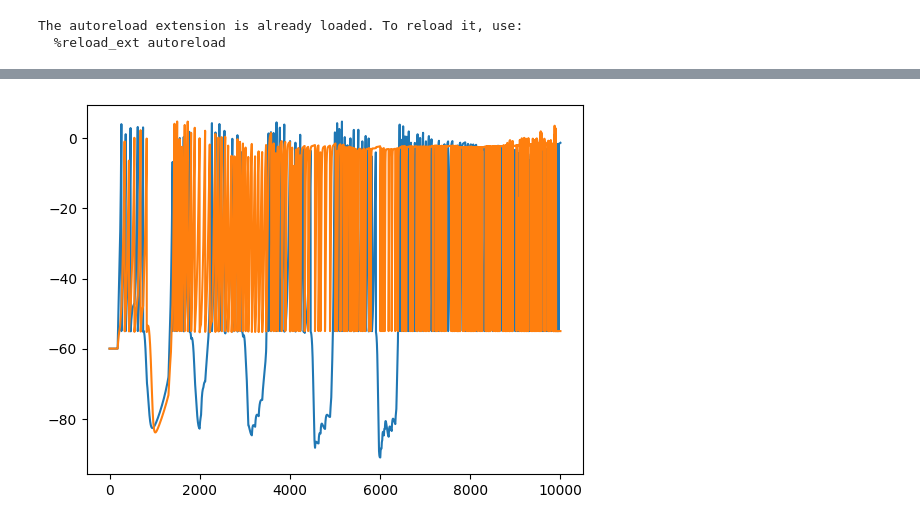
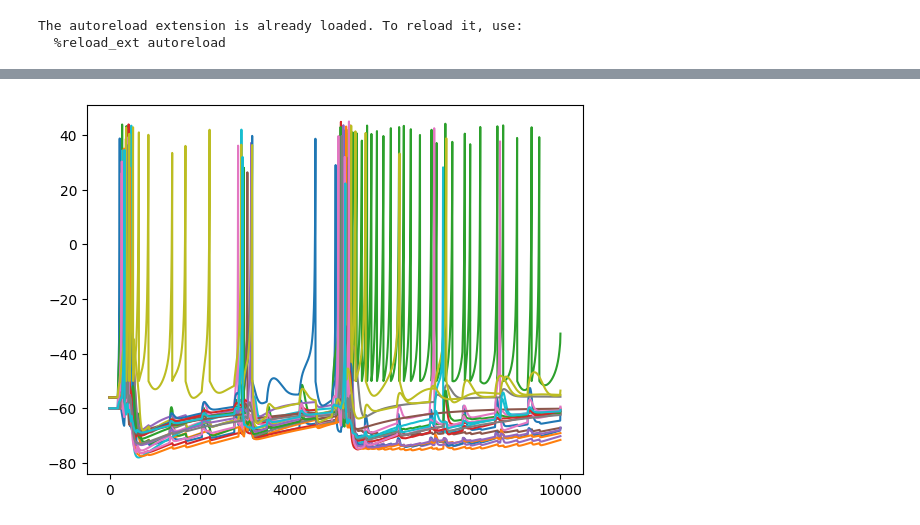
Before and after one commit to Dalsaetra/NeuroSimV3, a Jupyter notebook: python/src/notebook2.ipynb, the cells around one changed output, grey strips where cells are left out. Drawn from its saved outputs; the diff is of its cells as text; code cells hidden in the pictures.

```diff
--- a/python/src/notebook2.ipynb
+++ b/python/src/notebook2.ipynb
@@ -16,13 +16,13 @@ from overhead import Simulation
 dt = 0.1
 # %%
 # Neuron population parameters
-layer_distribution = [2, 8, 2]
+layer_distribution = [2, 20, 2]
 n_layers = 3
 neuron_types = ["TRN", "p23", "nb"]
 n_neuron_types = len(neuron_types)
-inhibitory = [False, True, True]
+inhibitory = [False, False, True]
 dist_layer1 = np.array([1, 0, 0])
-dist_layer2 = np.array([0, 6, 2])
+dist_layer2 = np.array([0, 8, 2])
 dist_layer3 = np.array([1, 0, 0])
 neuron_distribution = [dist_layer1, dist_layer2, dist_layer3]
 threshold_decay = np.exp(-dt / 5)
@@ -49,7 +49,7 @@ neuron_pop = NeuronPopulation(
 )
 # %%
 # Connectome
-max_synapses = 8
+max_synapses = 18
 synapse_strength = np.ones((n_layers, n_layers))
 # neuron_types = ["p23", "TRN", "b", "nb"]
 connectivity_probability = np.ones((n_layers, n_layers, n_neuron_types, n_neuron_types+2))
@@ -64,6 +64,8 @@ connectivity_probability[2, 2, :, :-2] = 0
 connectivity_probability[1, 0, :, :-2] = 0.0
 connectivity_probability[2, 1, :, :-2] = 0.0
 connectivity_probability[2, 0, :, :-2] = 0.0
+# No jump from input to output
+connectivity_probability[0, 2, :, :-2] = 0.0
 # %%
 connectome = Connectome(
     max_synapses,
@@ -115,7 +86,7 @@ array([[1.2988028 , 1.02377205, 1.84046062, 2.23227984, 1.0133207 ,
 # %%
 I_ext = np.zeros((neuron_pop.n_neurons))
 I_ext[0] = 100
-I_ext[-2] = 0
+I_ext[-2] = 100
 
 # I_ext = 100
 
@@ -186,5 +122,5 @@ array([[-1.03069334e+00, -3.53486947e-01, -2.55319877e-01,
 # %%
-plt.plot(np.array(sim.stats.Vs)[:, neuron_pop.get_neurons_from_layer(2)])
+plt.plot(np.array(sim.stats.Vs)[:, neuron_pop.get_neurons_from_layer(1)])
 plt.show()
 # %% [output]
-[figure, old version]
+[figure, new version]
```
Also changed, not shown: parts of 9 cells of this notebook, 3 other files.
